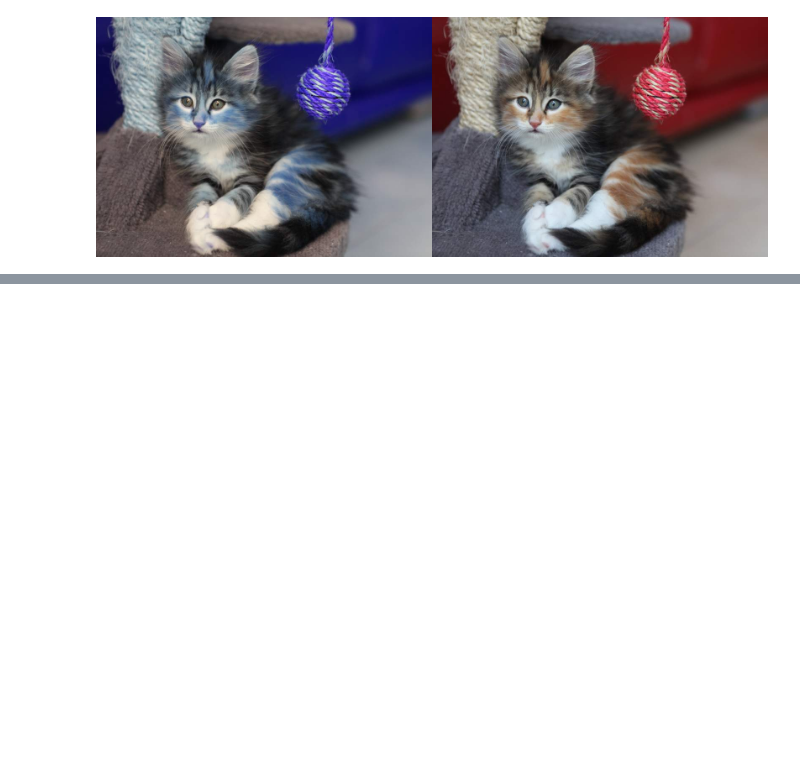
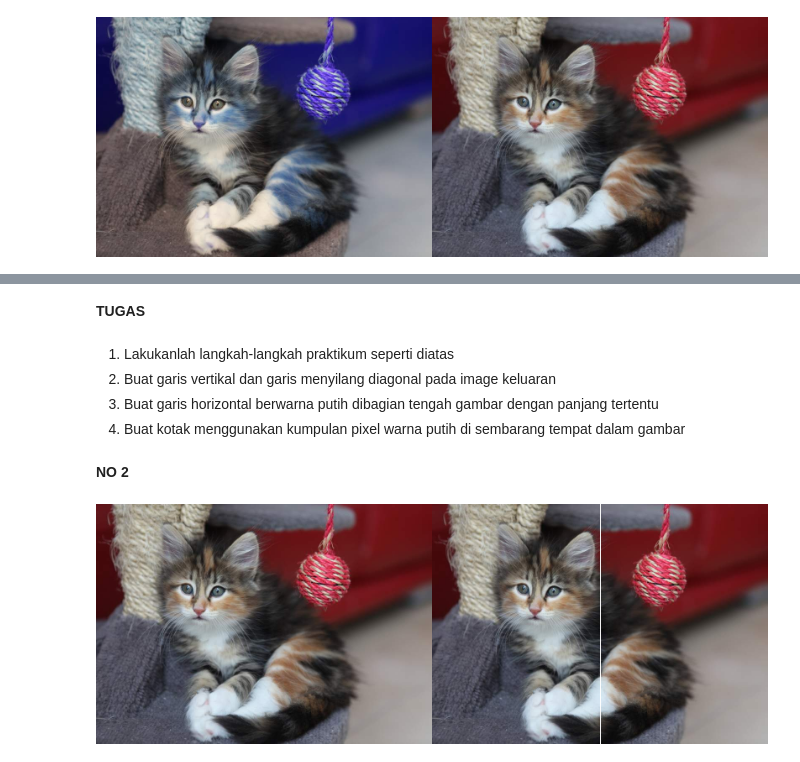
Before and after one commit to EndarMuh/PCVK_Ganjil_2023, a Jupyter notebook: Week1.ipynb, the cells around one changed output, grey strips where cells are left out. Drawn from its saved outputs; the diff is of its cells as text; code cells hidden in the pictures; blank space fills up the shorter version.

```diff
--- a/Week1.ipynb
+++ b/Week1.ipynb
@@ -29,0 +97,23 @@ for url in urls:
+# %% [markdown]
+**TUGAS**
+# %% [markdown]
+
+
+1.   Lakukanlah langkah-langkah praktikum seperti diatas
+2.   Buat garis vertikal dan garis menyilang diagonal pada image keluaran
+3.  Buat garis horizontal berwarna putih dibagian tengah gambar dengan panjang tertentu
+4.  Buat kotak menggunakan kumpulan pixel warna putih di sembarang tempat dalam gambar
+# %% [markdown]
+**NO 2**
+# %%
+image_2 = cv.cvtColor(image, cv.COLOR_BGR2RGB)
+image_3 = cv.cvtColor(image, cv.COLOR_BGR2RGB)
+
+#Membuat garis vertikal ditengah image
+for x in range (min(tinggi, lebar)):
+  image_3[x,int((lebar)/2)] = [255,255,255]
+
+final_frame = cv.hconcat((image_2, image_3))
+cv2_imshow(final_frame)
+# %% [output]
+[figure, added]
```
Also changed, not shown: parts of 12 cells of this notebook.
